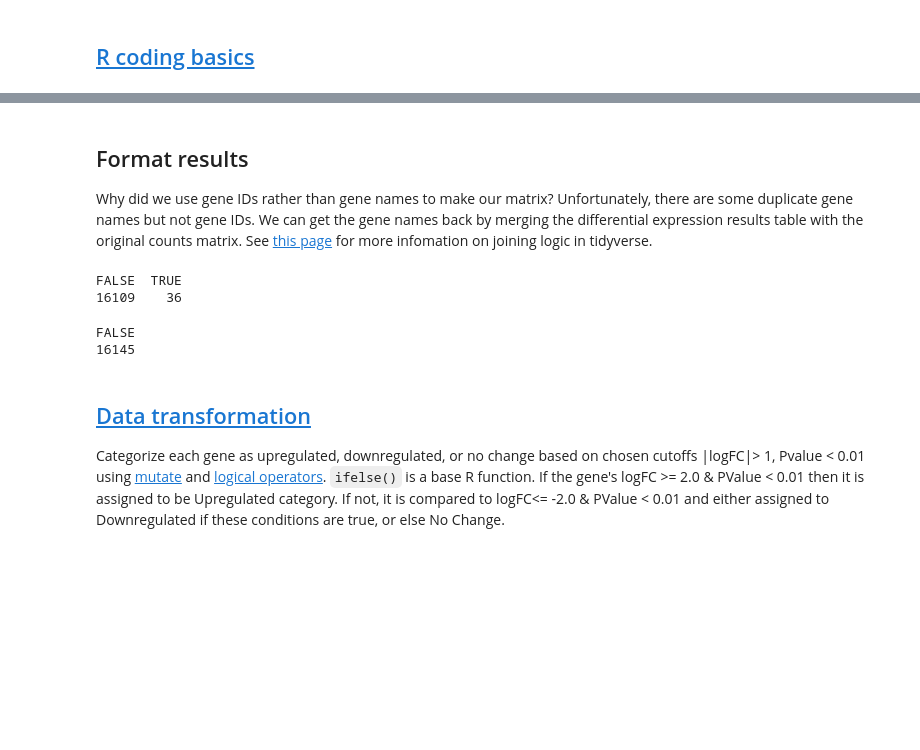
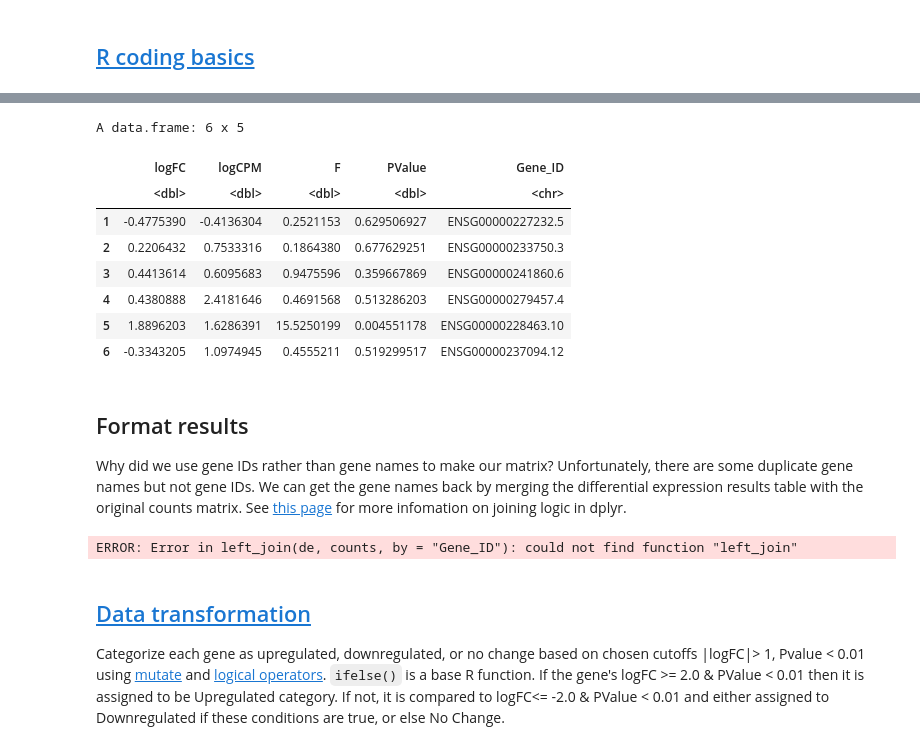
Before and after one commit to mortazavilab/cosmos-cluster6, a Jupyter notebook: R_intro.ipynb, the cells around one changed output, grey strips where cells are left out. Saved outputs shown, nothing was run; the diff lists cells and outputs as text; code cells hidden in the pictures; blank space fills up the shorter version.

```diff
--- a/R_intro.ipynb
+++ b/R_intro.ipynb
@@ -233,19 +173,29 @@ table = glm_test(mat,meta,"Control_78_Day_3-Control_78_Day_0")
+# %%
+de = read.csv("results/control_day0_day3_de_results.csv")
+# %%
+head(de)
+# %% [output]
+A data.frame: 6 x 5
+|  | logFC | logCPM | F | PValue | Gene_ID |
+|  | <dbl> | <dbl> | <dbl> | <dbl> | <chr> |
+| 1 | -0.4775390 | -0.4136304 | 0.2521153 | 0.629506927 | ENSG00000227232.5 |
+| 2 | 0.2206432 | 0.7533316 | 0.1864380 | 0.677629251 | ENSG00000233750.3 |
+| 3 | 0.4413614 | 0.6095683 | 0.9475596 | 0.359667869 | ENSG00000241860.6 |
+| 4 | 0.4380888 | 2.4181646 | 0.4691568 | 0.513286203 | ENSG00000279457.4 |
+| 5 | 1.8896203 | 1.6286391 | 15.5250199 | 0.004551178 | ENSG00000228463.10 |
+| 6 | -0.3343205 | 1.0974945 | 0.4555211 | 0.519299517 | ENSG00000237094.12 |
 # %% [markdown]
 ## Format results
 
-Why did we use gene IDs rather than gene names to make our matrix? Unfortunately, there are some duplicate gene names but not gene IDs. We can get the gene names back by merging the differential expression results table with the original counts matrix. See [this page](https://dplyr.tidyverse.org/reference/mutate-joins.html) for more infomation on joining logic in tidyverse.
+Why did we use gene IDs rather than gene names to make our matrix? Unfortunately, there are some duplicate gene names but not gene IDs. We can get the gene names back by merging the differential expression results table with the original counts matrix. See [this page](https://dplyr.tidyverse.org/reference/mutate-joins.html) for more infomation on joining logic in dplyr.
 # %%
-
-plot_table = left_join(table, counts, by = "Gene_ID")
+plot_table = left_join(de, counts, by = "Gene_ID")
 plot_table$Comparison = "Control_78_Day_3-Control_78_Day_0"
 
 table(duplicated(plot_table$Gene_Name))
 table(duplicated(plot_table$Gene_ID))
 # %% [output]
-FALSE  TRUE
-16109    36
+ERROR: Error in left_join(de, counts, by = "Gene_ID"): could not find function "left_join"
-FALSE
-16145
 # %% [markdown]
 ## [Data transformation](https://r4ds.had.co.nz/transform.html#transform)
 Categorize each gene as upregulated, downregulated, or no change based on chosen cutoffs |logFC|> 1, Pvalue < 0.01 using [mutate](https://r4ds.had.co.nz/transform.html#add-new-variables-with-mutate) and [logical operators](https://r4ds.had.co.nz/transform.html#logical-operators). `ifelse()` is a base R function. If the gene's logFC >= 2.0 & PValue <  0.01 then it is assigned to be Upregulated category. If not, it is compared to logFC<= -2.0 & PValue <  0.01 and either assigned to Downregulated if these conditions are true, or else No Change.
```
Also changed, not shown: parts of 12 cells of this notebook.
